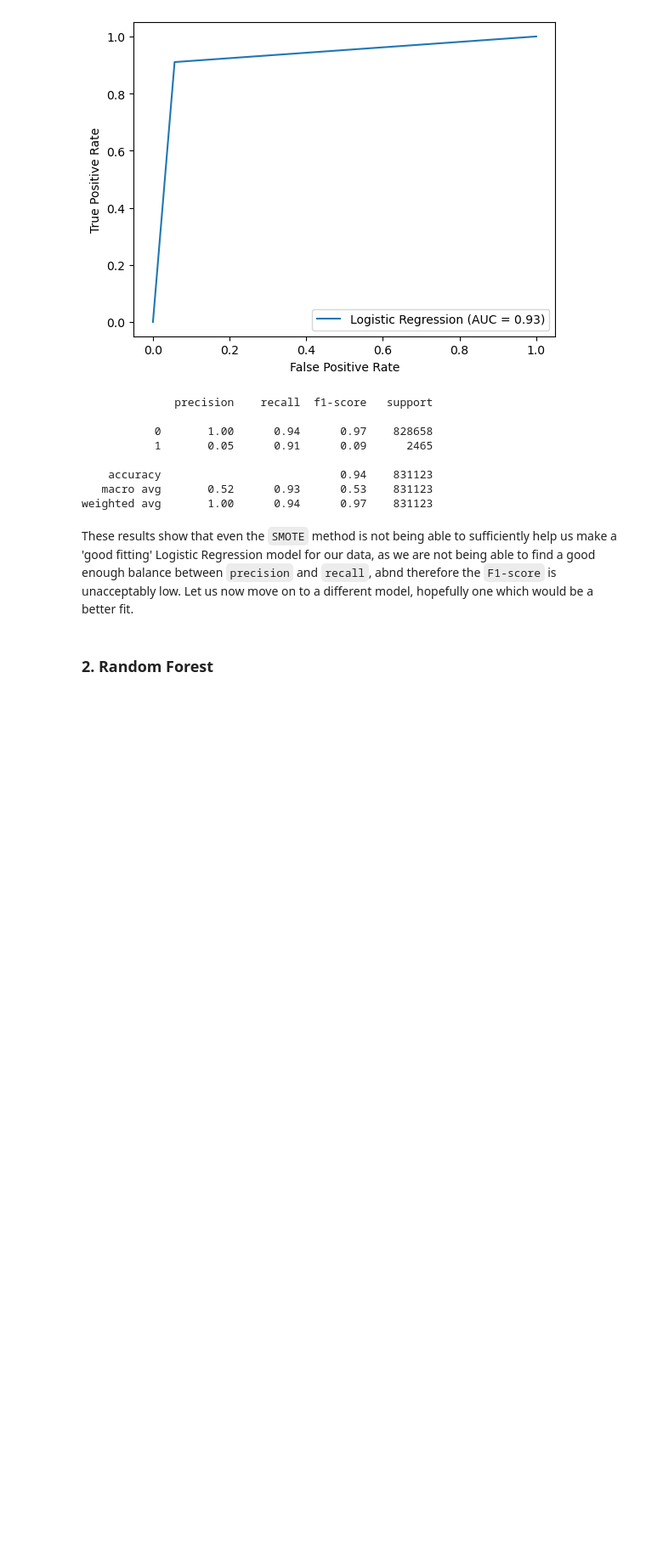
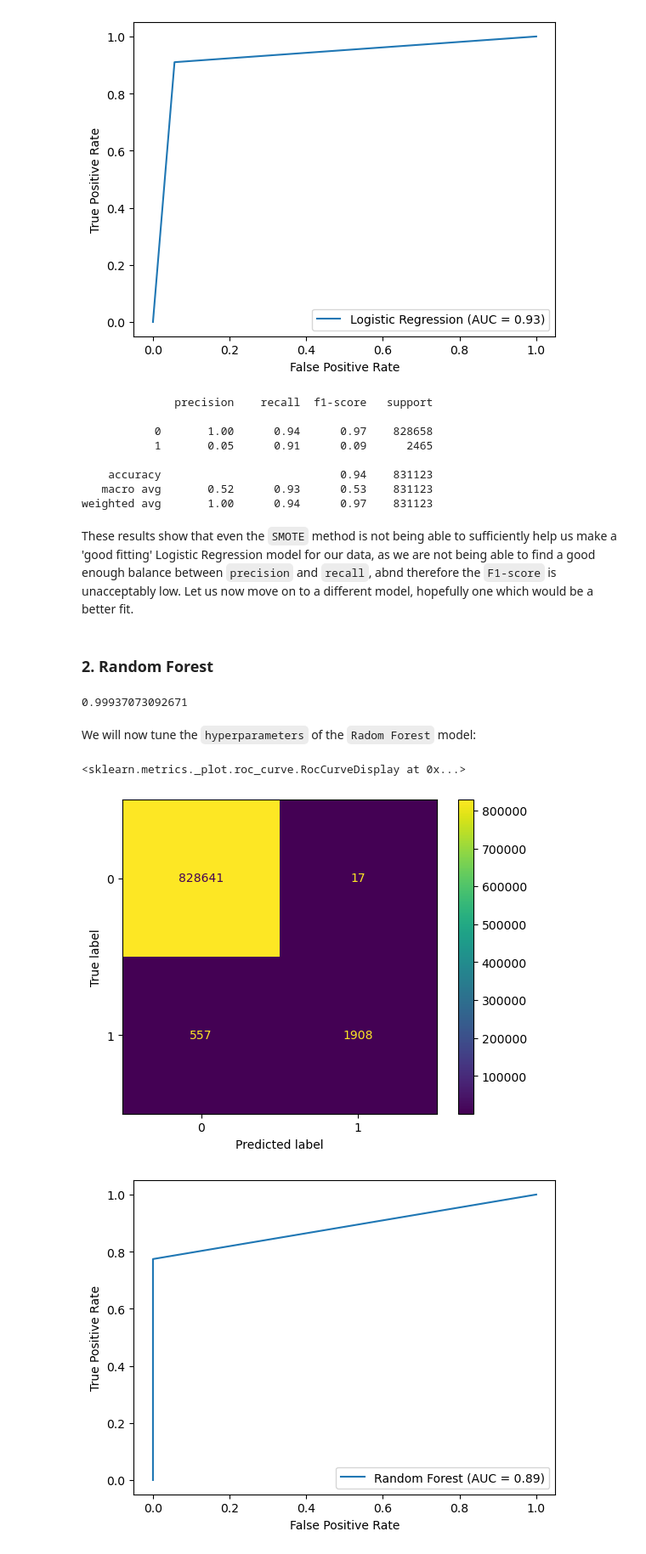
Before and after one commit to parthareja/financial-fraud-detection, a Jupyter notebook: financial-fraud-detection.ipynb, the cells around one changed output. Shown at 85% size. Saved outputs shown, nothing was run; the diff lists cells and outputs as text; code cells hidden in the pictures; blank space fills up the shorter version.

Commit message:
model (2) RF: DONE ***IMP: handling time-STEP left

```diff
--- a/financial-fraud-detection.ipynb
+++ b/financial-fraud-detection.ipynb
@@ -694,8 +695,19 @@ These results show that even the `SMOTE` method is not being able to sufficientl
 Let us now move on to a different model, hopefully one which would be a better fit.
 <br><br>
 ### 2. Random Forest
+# %%
+X = df.drop(columns='isFraud')
+Y = df['isFraud']
+
+X_train, X_test, Y_train, Y_test = train_test_split(X, Y, test_size=0.30, random_state=0)
 # %%
-# from sklearn.ensemble import RandomForestClassifier
+from sklearn.ensemble import RandomForestClassifier
 
-# rf = RandomForestClassifier()
-# rf_model = rf.fit(X_train, Y_train)
+rf = RandomForestClassifier()
+rf_model = rf.fit(X_train, Y_train)
+
+rf_model.score(X_test, Y_test)
+# %% [output]
+0.99937073092671
+# %% [markdown]
+We will now tune the `hyperparameters` of the `Radom Forest` model:
@@ -702,12 +731,20 @@ Let us now move on to a different model, hopefully one which would be a better f
+# %%
+rf_best = RandomForestClassifier(min_samples_leaf=4, min_samples_split=4)
+
+rf_model_best = rf_best.fit(X_train, Y_train)
+# %%
+Y_pred = rf_model_best.predict(X_test)
 # %%
-# Y_pred = lr_model.predict(X_test)
+cm = confusion_matrix(Y_test, Y_pred, labels=rf_best.classes_)
+cm_plot = ConfusionMatrixDisplay(confusion_matrix=cm, display_labels=rf_best.classes_)
+cm_plot.plot()
 
-# cm = confusion_matrix(Y_test, Y_pred, labels=rf.classes_)
-# cm_plot = ConfusionMatrixDisplay(confusion_matrix=cm, display_labels=rf.classes_)
-# cm_plot.plot()
-
-# fpr, tpr, thresholds = roc_curve(Y_test, Y_pred)
-# roc_auc = auc(fpr, tpr)
-# display = RocCurveDisplay(fpr=fpr, tpr=tpr, roc_auc=roc_auc, estimator_name='Random Forest')
-# display.plot()
+fpr, tpr, thresholds = roc_curve(Y_test, Y_pred)
+roc_auc = auc(fpr, tpr)
+roc_plot = RocCurveDisplay(fpr=fpr, tpr=tpr, roc_auc=roc_auc, estimator_name='Random Forest')
+roc_plot.plot()
+# %% [output]
+<sklearn.metrics._plot.roc_curve.RocCurveDisplay at 0x...>
+[figure, added]
+[figure, added]
 # %%
```
Also changed, not shown: parts of 12 cells of this notebook.
